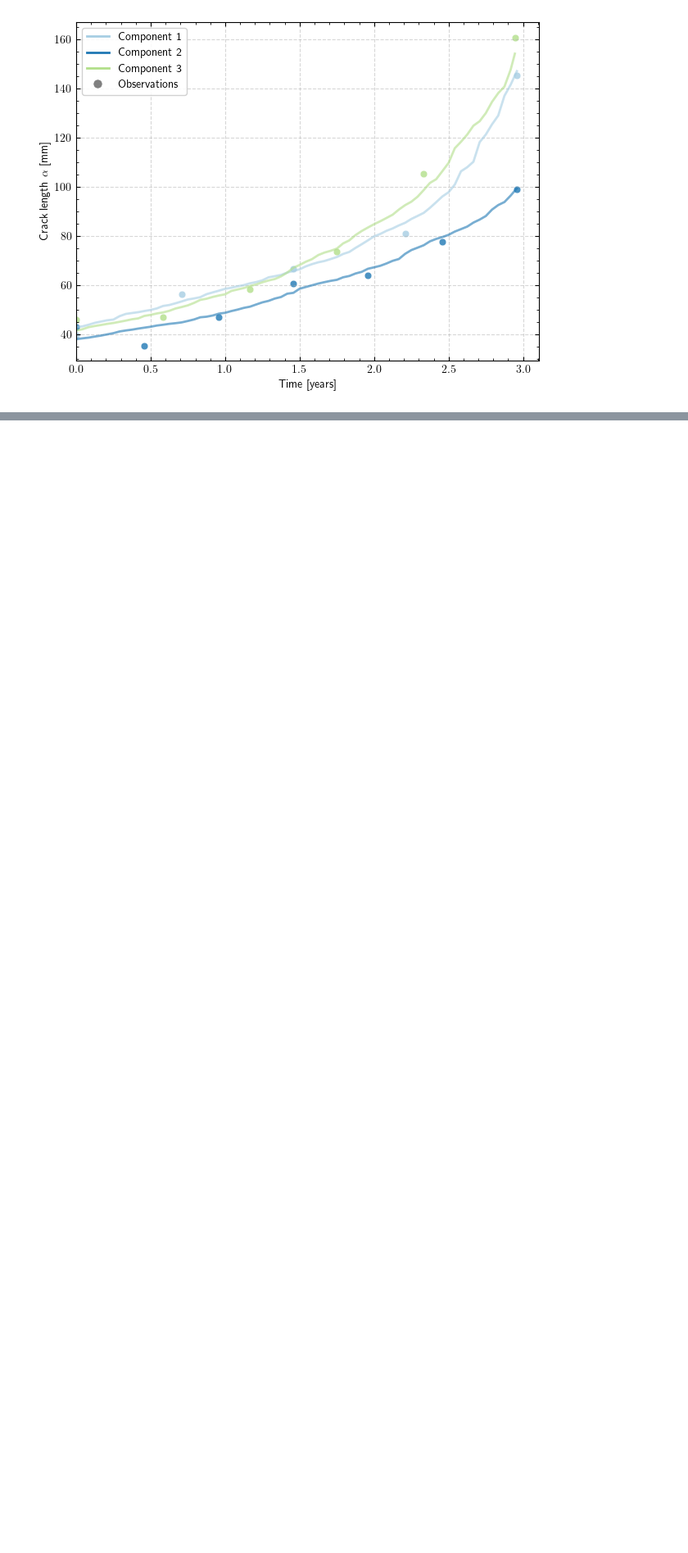
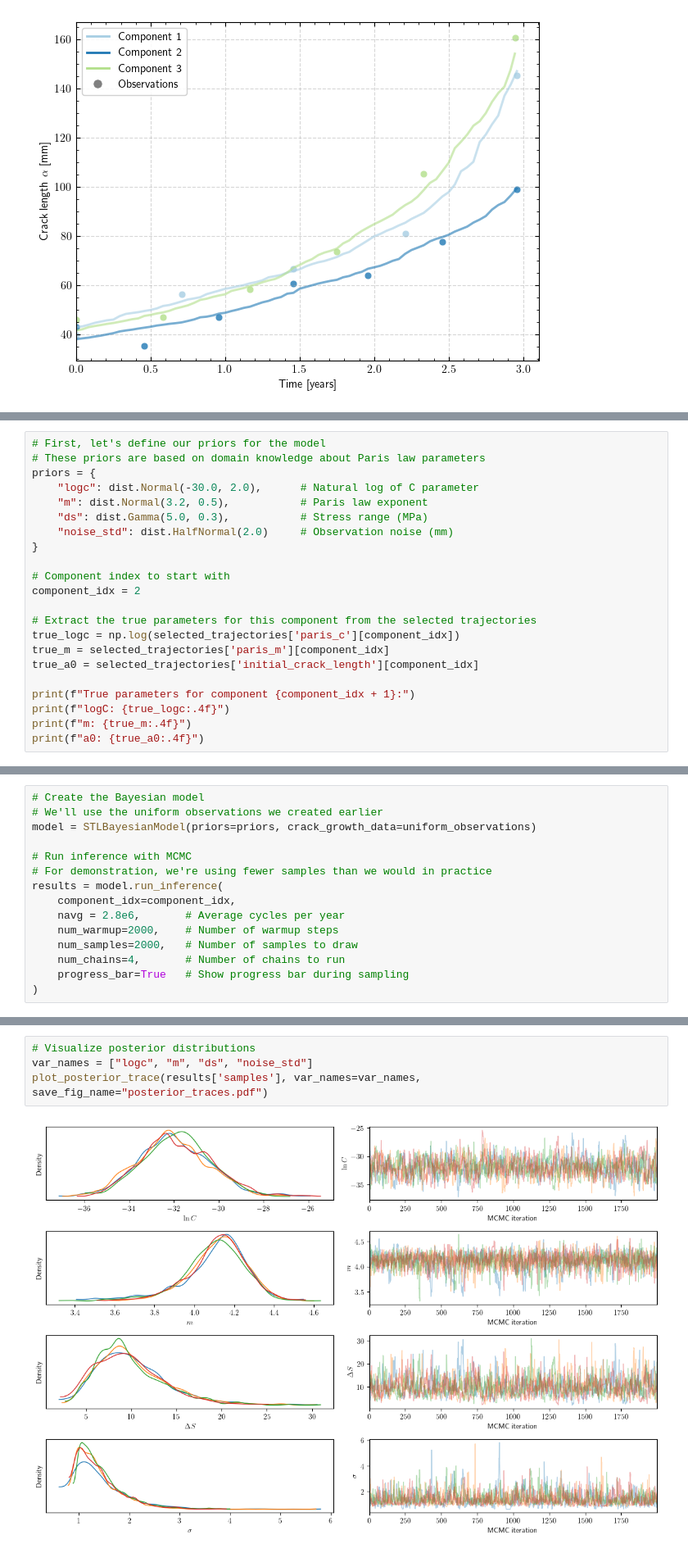
Before and after one commit to nsilionis/hierarchical-crack-growth-monitoring, a Jupyter notebook: notebooks/demo.ipynb, the cells around one changed output, grey strips where cells are left out. Shown at 82% size. Drawn from its saved outputs; the diff is of its cells as text; blank space fills up the shorter version.

Commit message:
Extracted further results.

```diff
--- a/notebooks/demo.ipynb
+++ b/notebooks/demo.ipynb
@@ -388,0 +398,22 @@ fig, ax = plot_trajectories_with_observations(
+# %%
+# First, let's define our priors for the model
+# These priors are based on domain knowledge about Paris law parameters
+priors = {
+    "logc": dist.Normal(-30.0, 2.0),      # Natural log of C parameter
+    "m": dist.Normal(3.2, 0.5),           # Paris law exponent
+    "ds": dist.Gamma(5.0, 0.3),           # Stress range (MPa)
+    "noise_std": dist.HalfNormal(2.0)     # Observation noise (mm)
+}
+
+# Component index to start with
+component_idx = 2
+
+# Extract the true parameters for this component from the selected trajectories
+true_logc = np.log(selected_trajectories['paris_c'][component_idx])
+true_m = selected_trajectories['paris_m'][component_idx]
+true_a0 = selected_trajectories['initial_crack_length'][component_idx]
+
+print(f"True parameters for component {component_idx + 1}:")
+print(f"logC: {true_logc:.4f}")
+print(f"m: {true_m:.4f}")
+print(f"a0: {true_a0:.4f}")
@@ -388,0 +425,15 @@ fig, ax = plot_trajectories_with_observations(
+# %%
+# Create the Bayesian model
+# We'll use the uniform observations we created earlier
+model = STLBayesianModel(priors=priors, crack_growth_data=uniform_observations)
+
+# Run inference with MCMC
+# For demonstration, we're using fewer samples than we would in practice
+results = model.run_inference(
+    component_idx=component_idx,
+    navg = 2.8e6,       # Average cycles per year
+    num_warmup=2000,    # Number of warmup steps
+    num_samples=2000,   # Number of samples to draw
+    num_chains=4,       # Number of chains to run
+    progress_bar=True   # Show progress bar during sampling
+)
@@ -388,0 +466,6 @@ fig, ax = plot_trajectories_with_observations(
+# %%
+# Visualize posterior distributions
+var_names = ["logc", "m", "ds", "noise_std"]
+plot_posterior_trace(results['samples'], var_names=var_names, save_fig_name="posterior_traces.pdf")
+# %% [output]
+[figure, added]
```
Also changed, not shown: parts of 11 cells of this notebook.
